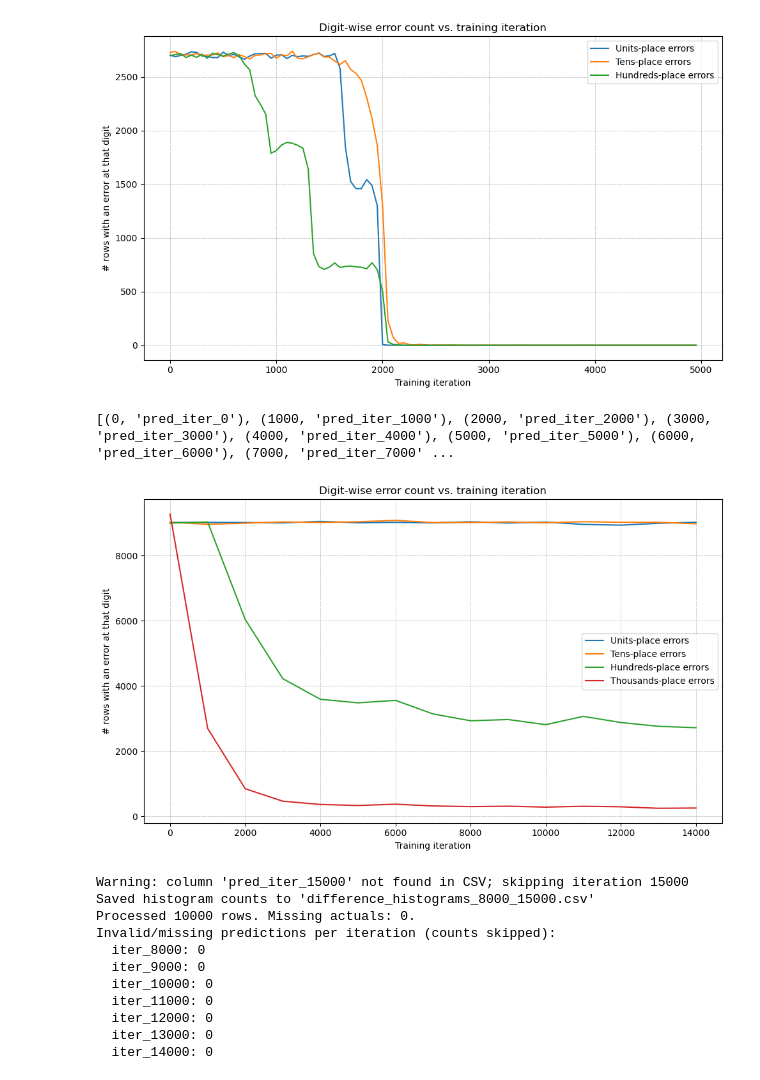
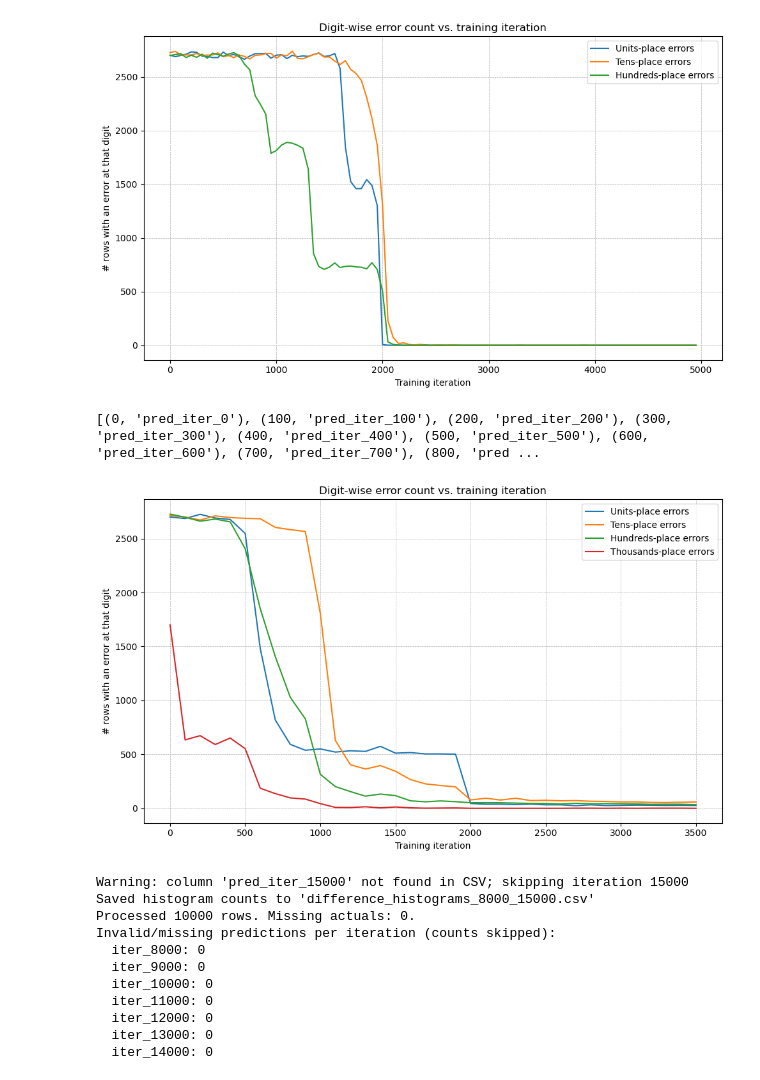
Before and after one commit to Yiqiao-Zhong/Arithmetic_Transformer, a Jupyter notebook: result_analysis.ipynb, the cells around one changed output. Cells and saved outputs as stored; diff of their text form; code cells hidden in the pictures.

Commit message:
Verified the configurations work correctly in 2/4 operand addition

```diff
--- a/result_analysis.ipynb
+++ b/result_analysis.ipynb
@@ -712,7 +712,7 @@ import re
 import matplotlib.pyplot as plt
 
 # ─────────────────────── CONSTANTS ───────────────────────
-CSV_PATH   = Path('/Users/perfectpeter/Library/CloudStorage/GoogleDrive-llmfunexperiment@gmail.com/My Drive/addition/results/4_operands_0_to_999_first_phase_change/reverse_out/4_operands_0_to_999_first_phase_change_4/test_reverse_results.csv')   # <-- your single big file
+CSV_PATH   = Path('/Users/perfectpeter/Library/CloudStorage/GoogleDrive-llmfunexperiment@gmail.com/My Drive/addition/results/2_operands_0_to_999_uniform_peter_10000/reverse_out/2_operands_0_to_999_uniform_gold_by_reading_reverse/test_reverse_results.csv')   # <-- your single big file
 STEP_SIZE  = 5
 OFFSET     = 0                       # ← new: first iteration to plot
 MAX_STEPS  = 800000
@@ -817,35 +817,35 @@ iterations, units, tens, hundreds, thousands, ten_thousands, hundred_thousands,
 for step, col in pred_cols:
     stats = digit_error_tally(df[ACTUAL_COL], df[col])
     iterations.append(step)
     units.append(stats["units"])
     tens.append(stats["tens"])
     hundreds.append(stats["hundreds"])
     thousands.append(stats["thousands"])
     # ten_thousands.append(stats["ten-thousands"])
     # hundred_thousands.append(stats.get("hundred-thousands", 0))  # optional, may not be present
     # millions.append(stats.get("millions", 0))  # optional, may not be present
 
 
 # ──────────────────── PLOT ────────────────────
 plt.figure(figsize=(10, 6))
 plt.plot(iterations, units,     label="Units-place errors")
 plt.plot(iterations, tens,      label="Tens-place errors")
 plt.plot(iterations, hundreds,  label="Hundreds-place errors")
 plt.plot(iterations, thousands, label="Thousands-place errors")
 # plt.plot(iterations, ten_thousands, label="Ten-thousands-place errors")
 # plt.plot(iterations, hundred_thousands, label="Hundred-thousands-place errors")
 # plt.plot(iterations, millions,  label="Millions-place errors")
 
 plt.title("Digit-wise error count vs. training iteration")
 plt.xlabel("Training iteration")
 plt.ylabel("# rows with an error at that digit")
 plt.grid(True, linestyle="--", linewidth=0.5)
 plt.legend()
 plt.tight_layout()
 plt.show()
 # %% [output]
-[(0, 'pred_iter_0'), (1000, 'pred_iter_1000'), (2000, 'pred_iter_2000'), (3000, 'pred_iter_3000'), (4000, 'pred_iter_4000'), (5000, 'pred_iter_5000'), (6000, 'pred_iter_6000'), (7000, 'pred_iter_7000' ...
+[(0, 'pred_iter_0'), (100, 'pred_iter_100'), (200, 'pred_iter_200'), (300, 'pred_iter_300'), (400, 'pred_iter_400'), (500, 'pred_iter_500'), (600, 'pred_iter_600'), (700, 'pred_iter_700'), (800, 'pred ...
-[figure, old version]
+[figure, new version]
 # %%
 #!/usr/bin/env python3
 """
```
Also changed, not shown: 8 other files.
